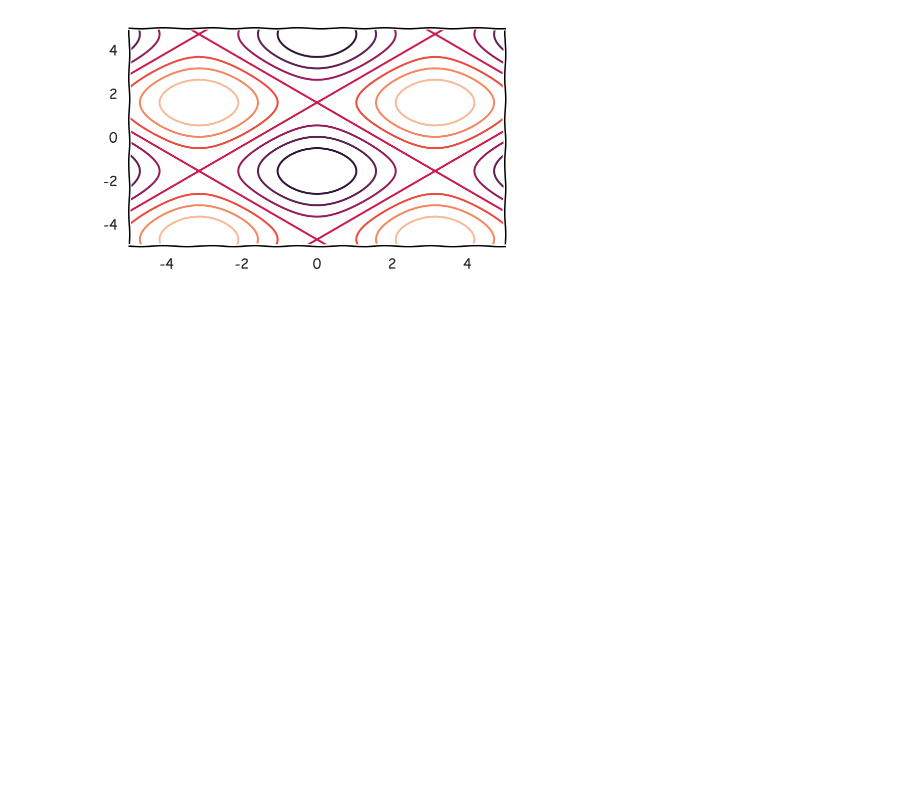
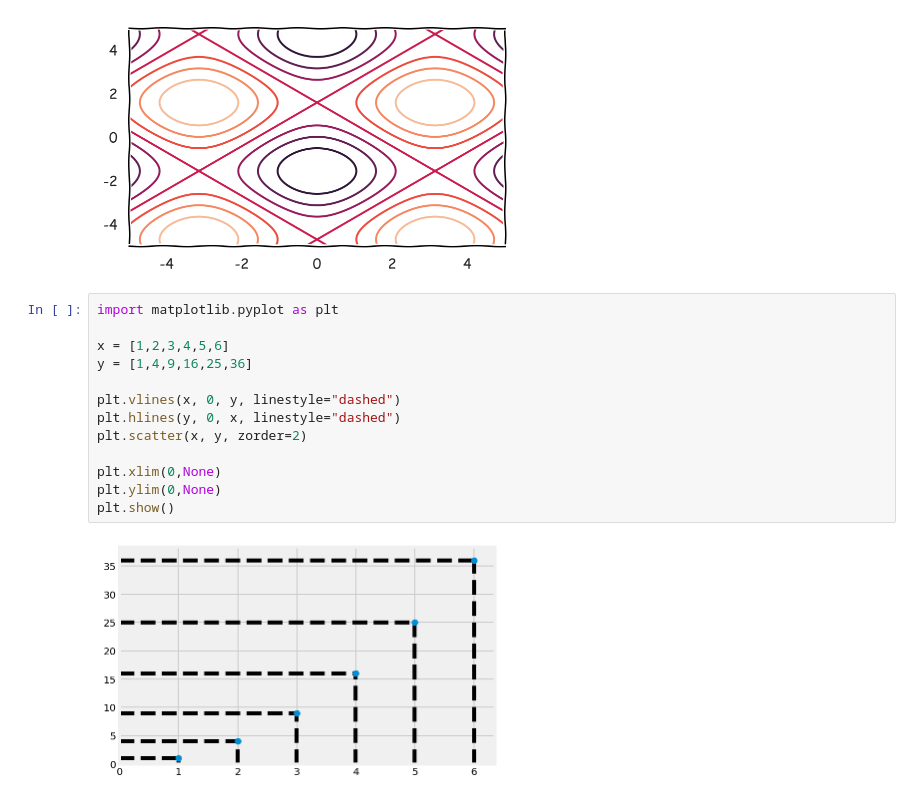
Before and after one commit to MaartenKool/CookBooks, a Jupyter notebook: Plotting.ipynb, the cells around one changed output. Saved outputs shown, nothing was run; the diff lists cells and outputs as text; blank space fills up the shorter version.

```diff
--- a/Plotting.ipynb
+++ b/Plotting.ipynb
@@ -543,3 +543,18 @@ plt.contour(xs, ys, density);
 #
 # %% [output]
 [figure]
+# %%
+import matplotlib.pyplot as plt
+
+x = [1,2,3,4,5,6]
+y = [1,4,9,16,25,36]
+
+plt.vlines(x, 0, y, linestyle="dashed")
+plt.hlines(y, 0, x, linestyle="dashed")
+plt.scatter(x, y, zorder=2)
+
+plt.xlim(0,None)
+plt.ylim(0,None)
+plt.show()
+# %% [output]
+[figure, added]
```
Also changed, not shown: 2 other files.
